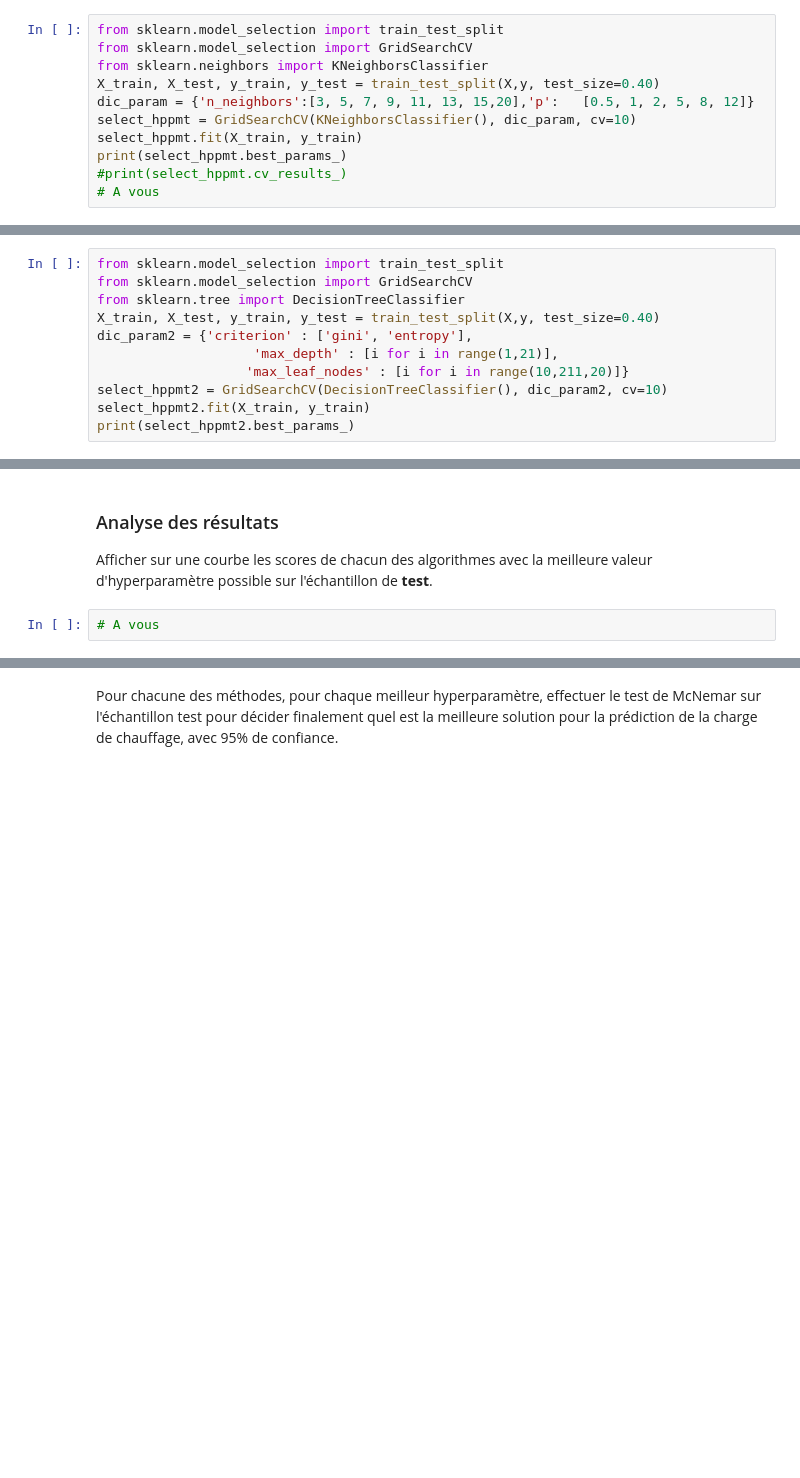
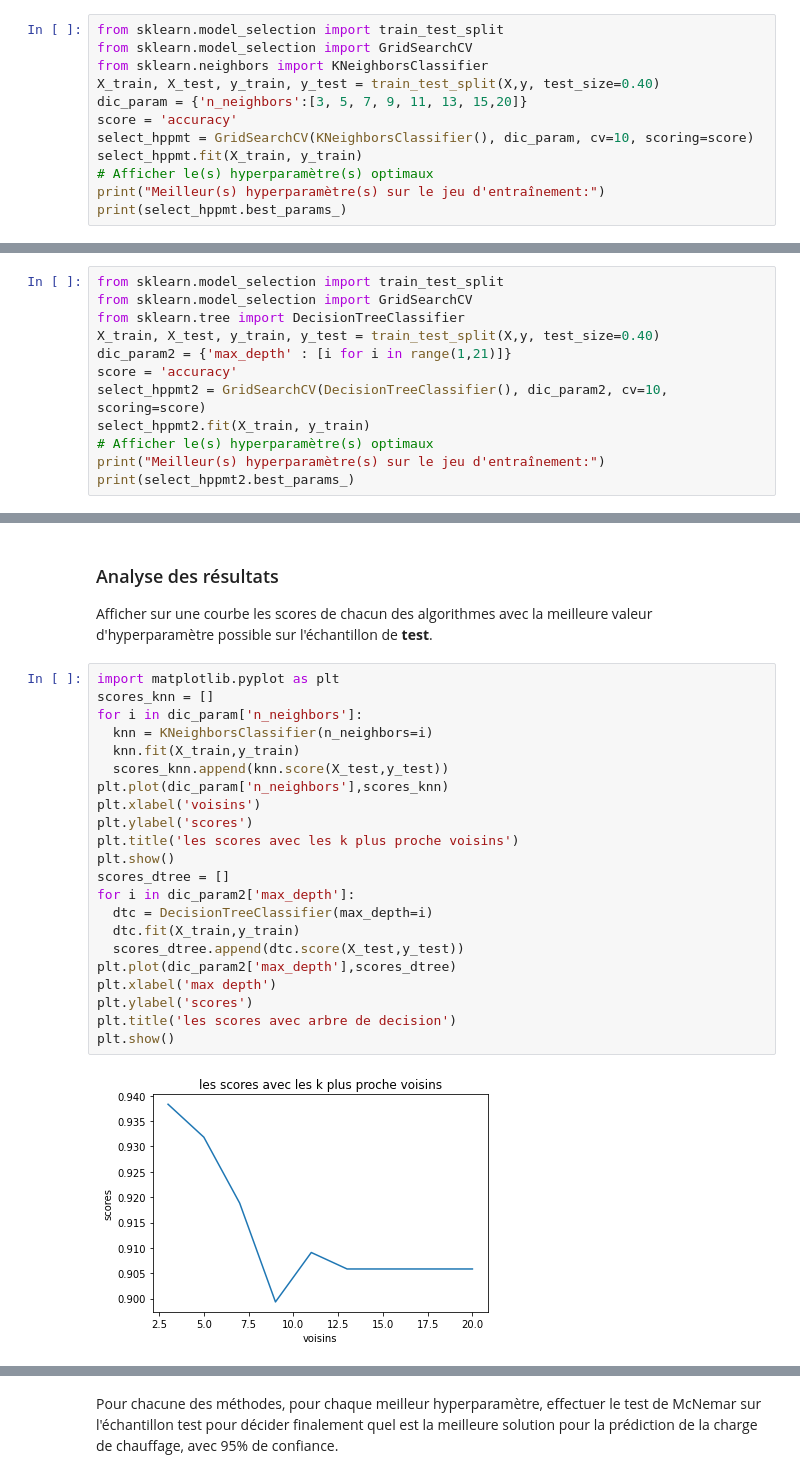
Before and after one commit to yanisamrouche/data_science, a Jupyter notebook: TP6_synthese.ipynb, the cells around one changed output, grey strips where cells are left out. Cells and saved outputs as stored; diff of their text form; blank space fills up the shorter version.

```diff
--- a/TP6_synthese.ipynb
+++ b/TP6_synthese.ipynb
@@ -69,10 +75,11 @@ from sklearn.model_selection import train_test_split
 from sklearn.model_selection import GridSearchCV
 from sklearn.neighbors import KNeighborsClassifier
 X_train, X_test, y_train, y_test = train_test_split(X,y, test_size=0.40)
-dic_param = {'n_neighbors':[3, 5, 7, 9, 11, 13, 15,20],'p':   [0.5, 1, 2, 5, 8, 12]}
-select_hppmt = GridSearchCV(KNeighborsClassifier(), dic_param, cv=10)
+dic_param = {'n_neighbors':[3, 5, 7, 9, 11, 13, 15,20]}
+score = 'accuracy'
+select_hppmt = GridSearchCV(KNeighborsClassifier(), dic_param, cv=10, scoring=score)
 select_hppmt.fit(X_train, y_train)
+# Afficher le(s) hyperparamètre(s) optimaux
+print("Meilleur(s) hyperparamètre(s) sur le jeu d'entraînement:")
 print(select_hppmt.best_params_)
-#print(select_hppmt.cv_results_)
-# A vous
 # %% [output]
@@ -99,10 +90,11 @@ from sklearn.model_selection import train_test_split
 from sklearn.model_selection import GridSearchCV
 from sklearn.tree import DecisionTreeClassifier
 X_train, X_test, y_train, y_test = train_test_split(X,y, test_size=0.40)
-dic_param2 = {'criterion' : ['gini', 'entropy'],
-                    'max_depth' : [i for i in range(1,21)],
-                   'max_leaf_nodes' : [i for i in range(10,211,20)]}
-select_hppmt2 = GridSearchCV(DecisionTreeClassifier(), dic_param2, cv=10)
+dic_param2 = {'max_depth' : [i for i in range(1,21)]}
+score = 'accuracy'
+select_hppmt2 = GridSearchCV(DecisionTreeClassifier(), dic_param2, cv=10, scoring=score)
 select_hppmt2.fit(X_train, y_train)
+# Afficher le(s) hyperparamètre(s) optimaux
+print("Meilleur(s) hyperparamètre(s) sur le jeu d'entraînement:")
 print(select_hppmt2.best_params_)
 # %% [output]
@@ -110,5 +104,27 @@ print(select_hppmt2.best_params_)
 # %% [markdown]
 ### Analyse des résultats
 Afficher sur une courbe les scores de chacun des algorithmes avec la meilleure valeur d'hyperparamètre possible sur l'échantillon de **test**.
-# %%
-# A vous
+# %%
+import matplotlib.pyplot as plt
+scores_knn = []
+for i in dic_param['n_neighbors']:
+  knn = KNeighborsClassifier(n_neighbors=i)
+  knn.fit(X_train,y_train)
+  scores_knn.append(knn.score(X_test,y_test))
+plt.plot(dic_param['n_neighbors'],scores_knn)
+plt.xlabel('voisins')
+plt.ylabel('scores')
+plt.title('les scores avec les k plus proche voisins')
+plt.show()
+scores_dtree = []
+for i in dic_param2['max_depth']:
+  dtc = DecisionTreeClassifier(max_depth=i)
+  dtc.fit(X_train,y_train)
+  scores_dtree.append(dtc.score(X_test,y_test))
+plt.plot(dic_param2['max_depth'],scores_dtree)
+plt.xlabel('max depth')
+plt.ylabel('scores')
+plt.title('les scores avec arbre de decision')
+plt.show()
+# %% [output]
+[figure, added]
```
Also changed, not shown: parts of 12 cells of this notebook.
